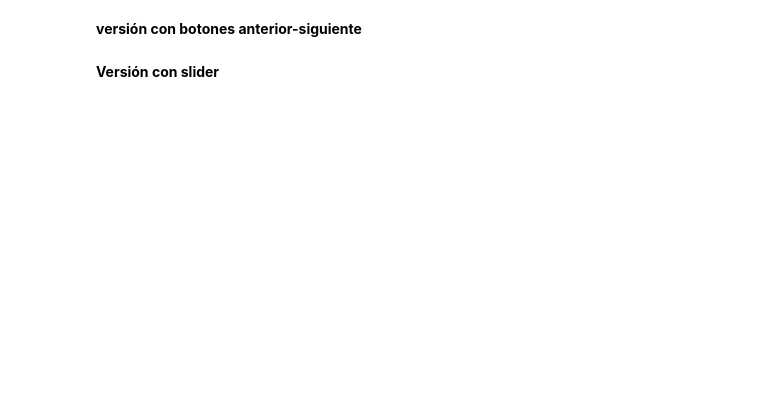
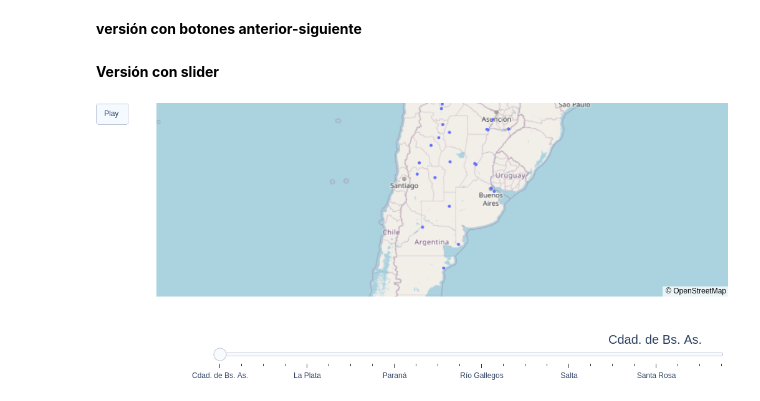
Before and after one commit to agustindangelo/alggeneticos, a Jupyter notebook: tp-viajante/argentina.ipynb, the cells around one changed output. Cells and saved outputs as stored; diff of their text form; code cells hidden in the pictures; blank space fills up the shorter version.

```diff
--- a/tp-viajante/argentina.ipynb
+++ b/tp-viajante/argentina.ipynb
@@ -282,0 +329,69 @@ app.run_server(mode='jupyterlab', port=8080)
+# %%
+frames = [go.Frame(data=[go.Scattermapbox(mode='lines',lon=[cap['longitud'][0], cap['longitud'][1]], lat=[cap['latitud'][0], cap['latitud'][1]])])]
+frames.append(go.Frame(data=[go.Scattermapbox(mode='lines',lon=[cap['longitud'][1], cap['longitud'][2]], lat=[cap['latitud'][1], cap['latitud'][2]])]))
+frames.append(go.Frame(data=[go.Scattermapbox(mode='lines',lon=[cap['longitud'][2], cap['longitud'][3]], lat=[cap['latitud'][2], cap['latitud'][3]])]))
+# %%
+# primero, dibujo los cuadros que se animarán, cada uno es un mapa que tiene más trayectorias que el anterior
+
+
+# dibujo la figura, y le asigno los cuadros
+fig = go.Figure(
+    data=go.Scattermapbox(
+        lat=cap['latitud'],
+        lon=cap['longitud'],
+        text=cap['capital'],
+        hoverinfo='text'
+    ),
+    layout=go.Layout( #dibujo el boton de play
+        updatemenus=[dict(
+            type="buttons",
+            buttons=[dict(
+                label="Play",
+                method="animate",
+                args=[None])])],
+    ),
+    frames=frames
+)
+
+steps = [{
+    'method': 'animate',
+    'label': cap['capital'][k],
+    'args': [{'frame': {'duration': 300, 'redraw': False},
+         'mode': 'immediate'}
+    ],
+} for k in range(len(cap))]
+
+fig['layout']['sliders'] = [{
+    'active': 0,
+    'yanchor': 'top',
+    'xanchor': 'left',
+    'currentvalue': {
+        'font': {'size': 20},
+        'visible': True,
+        'xanchor': 'right'
+    },
+    'transition': {'duration': 300, 'easing': 'cubic-in-out'},
+    'pad': {'b': 10, 't': 50},
+    'len': 0.9,
+    'x': 0.1,
+    'y': 0,
+    'steps': steps
+}]
+
+
+fig.update_layout(margin={"r":0,"t":0,"l":0,"b":0})
+fig.update_layout(mapbox_style="open-street-map")
+fig.update_layout(
+    autosize=True,
+    hovermode='closest',
+    mapbox=dict(
+        center=dict(
+            lat=-35.876958,
+            lon=-65.293389
+        ),
+        zoom=3
+    ),
+)
+fig.show()
+# %% [output]
+[figure, added]
```
Also changed, not shown: parts of 4 cells of this notebook, 6 other files.
